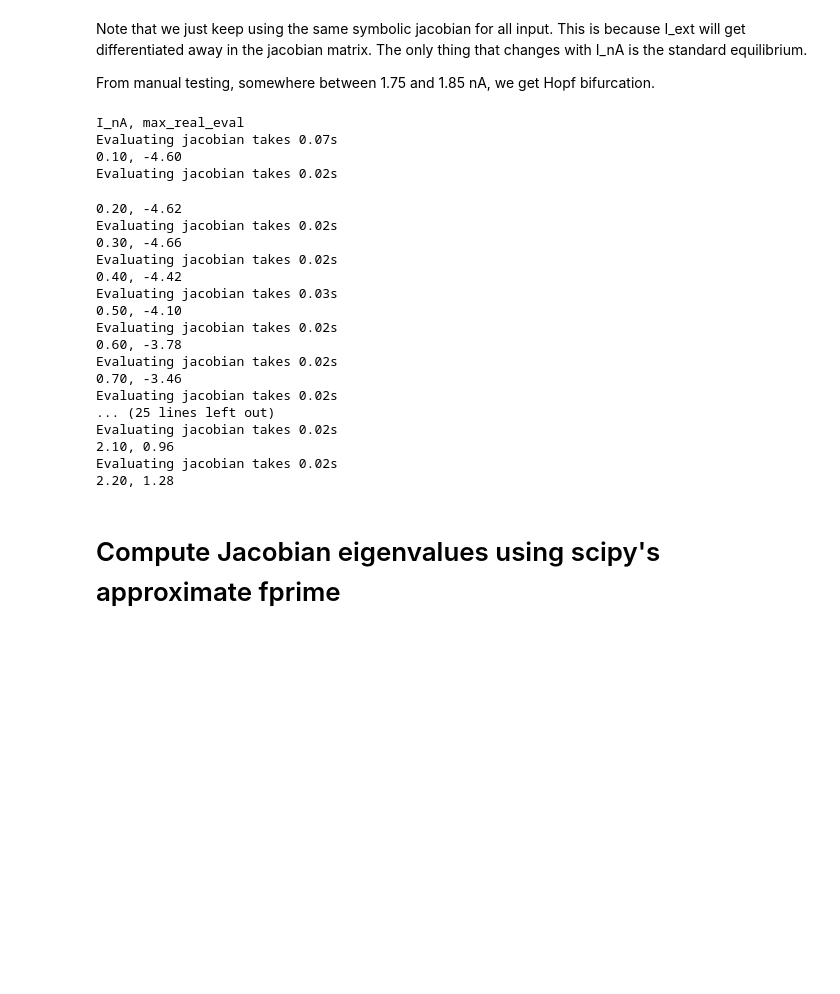
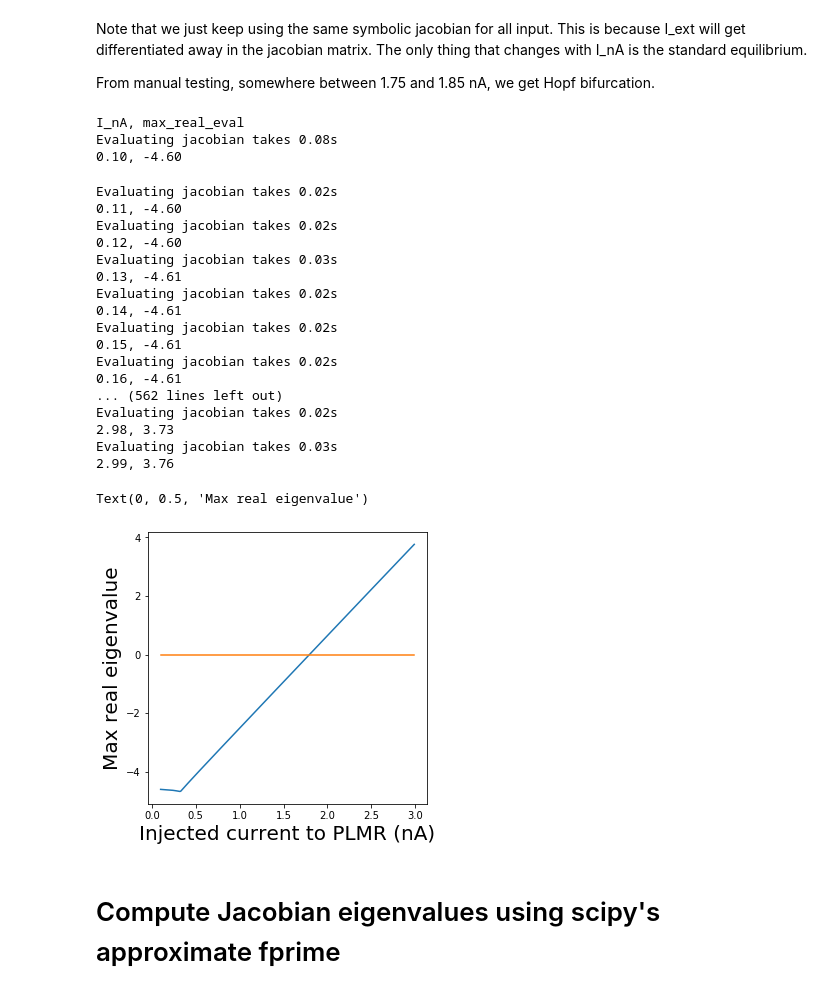
Before and after one commit to sjonany/c-elegans-discrete-neural, a Jupyter notebook: analysis/exp10_eigenvalue_spectrum.ipynb, the cells around one changed output. Cells and saved outputs as stored; diff of their text form; code cells hidden in the pictures; blank space fills up the shorter version.

Commit message:
Added max real eigenvalue plot. We see where hopf bifurcation could happen! At around 1.8 nA. Matches Kunert 2014 and 2017.

```diff
--- a/analysis/exp10_eigenvalue_spectrum.ipynb
+++ b/analysis/exp10_eigenvalue_spectrum.ipynb
@@ -116,7 +116,9 @@ From manual testing, somewhere between 1.75 and 1.85 nA, we get Hopf bifurcation
 J_lambda = sp.lambdify(list(vsymbols) + list(ssymbols) + list(vthsymbols), J, 'numpy')
 # %%
 print("I_nA, max_real_eval")
-for I_nA in np.arange(0.1,2.3,0.1):
+I_nAs = np.arange(0.1,3.0,0.01)
+max_real_eigenvalues = []
+for I_nA in I_nAs:
   model = NeuralModel(neuron_metadata_collection)
   model.init_kunert_2017()
 
@@ -142,29 +144,39 @@ for I_nA in np.arange(0.1,2.3,0.1):
   print("Evaluating jacobian takes %.2fs" % (time.time() - start_time))
 
   evals = LA.eigvals(j_np)
-  print("%.2f, %.2f" % (I_nA, np.max(evals)))
+  max_real_eigenvalue = np.max(evals)
+  print("%.2f, %.2f" % (I_nA, max_real_eigenvalue))
+  max_real_eigenvalues.append(max_real_eigenvalue)
 # %% [output]
 I_nA, max_real_eval
-Evaluating jacobian takes 0.07s
+Evaluating jacobian takes 0.08s
 0.10, -4.60
-Evaluating jacobian takes 0.02s
-0.20, -4.62
 Evaluating jacobian takes 0.02s
-0.30, -4.66
+0.11, -4.60
 Evaluating jacobian takes 0.02s
-0.40, -4.42
+0.12, -4.60
 Evaluating jacobian takes 0.03s
-0.50, -4.10
+0.13, -4.61
 Evaluating jacobian takes 0.02s
-0.60, -3.78
+0.14, -4.61
 Evaluating jacobian takes 0.02s
-0.70, -3.46
+0.15, -4.61
 Evaluating jacobian takes 0.02s
-... (25 lines left out)
+0.16, -4.61
+... (562 lines left out)
 Evaluating jacobian takes 0.02s
-2.10, 0.96
-Evaluating jacobian takes 0.02s
-2.20, 1.28
+2.98, 3.73
+Evaluating jacobian takes 0.03s
+2.99, 3.76
+# %%
+fig, ax = plt.subplots(figsize=(5,5))
+ax.plot(I_nAs, max_real_eigenvalues)
+ax.plot(I_nAs, [0] * len(I_nAs))
+ax.set_xlabel("Injected current to PLMR (nA)", fontsize=20)
+ax.set_ylabel("Max real eigenvalue", fontsize=20)
+# %% [output]
+Text(0, 0.5, 'Max real eigenvalue')
+[figure, added]
 # %% [markdown]
 # Compute Jacobian eigenvalues using scipy's approximate fprime
 # %%
```
